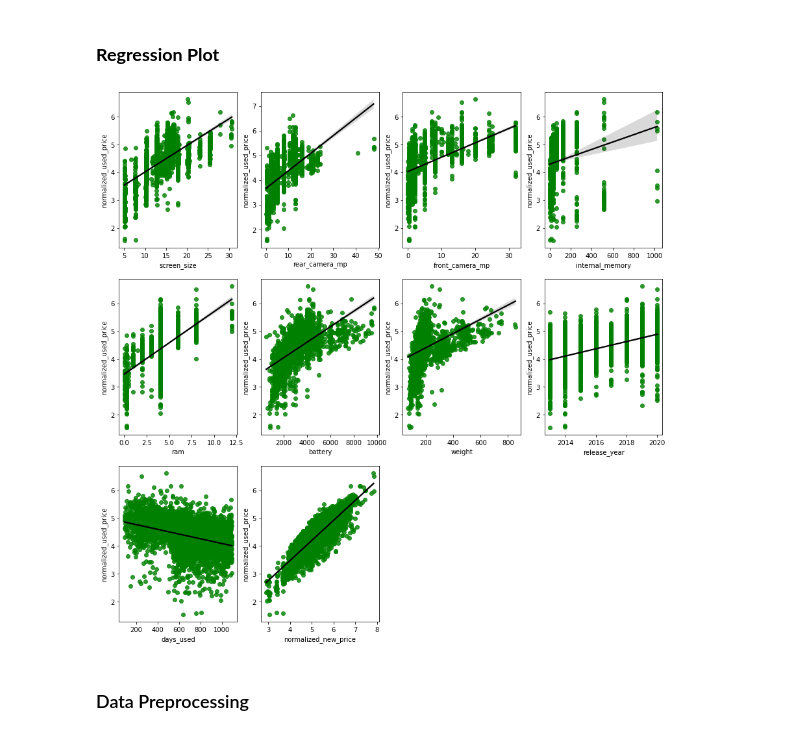
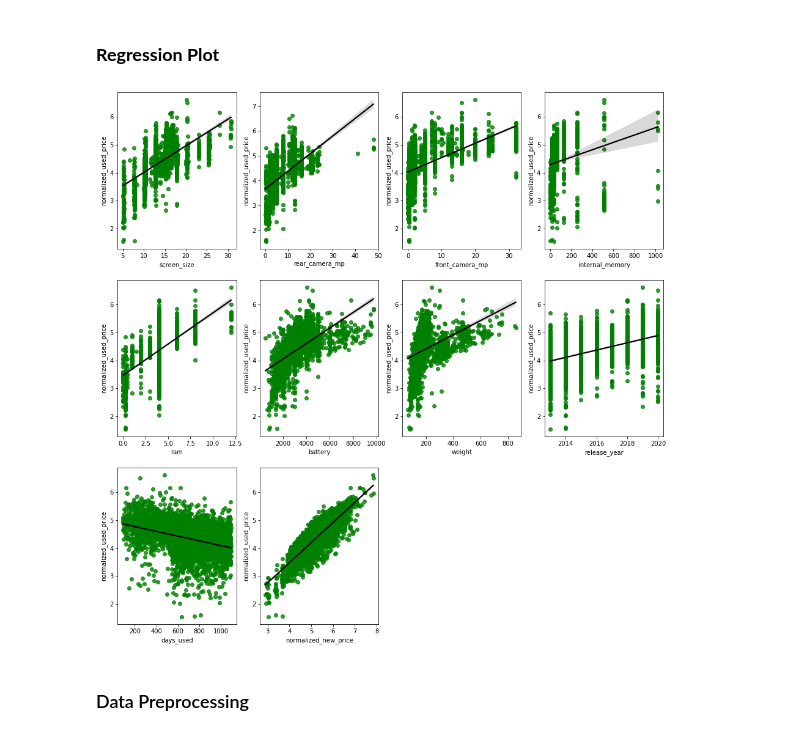
Before and after one commit to AmruthaAN/Amrutha-ml-project, a Jupyter notebook: used_device_project.ipynb, the cells around one changed output. Saved outputs shown, nothing was run; the diff lists cells and outputs as text; code cells hidden in the pictures.

```diff
--- a/used_device_project.ipynb
+++ b/used_device_project.ipynb
@@ -145,12 +121,12 @@ sns.heatmap(df.corr())
 ### **Regression Plot**
 # %%
 num_features=[i for i in df.columns if df[i].dtype!='O' and i!='normalized_used_price']
-plt.figure(figsize=(15,15))
+plt.figure(figsize=(16,16))
 for i in enumerate(num_features):
   plt.subplot(3,4,i[0]+1)
   sns.regplot(x=i[1],y='normalized_used_price',data=df,color='black',scatter_kws={"color":"green"})
 # %% [output]
-[figure, old version]
+[figure, new version]
 # %% [markdown]
 ### Data Preprocessing
 # %%
```
Also changed, not shown: parts of 24 cells of this notebook.
